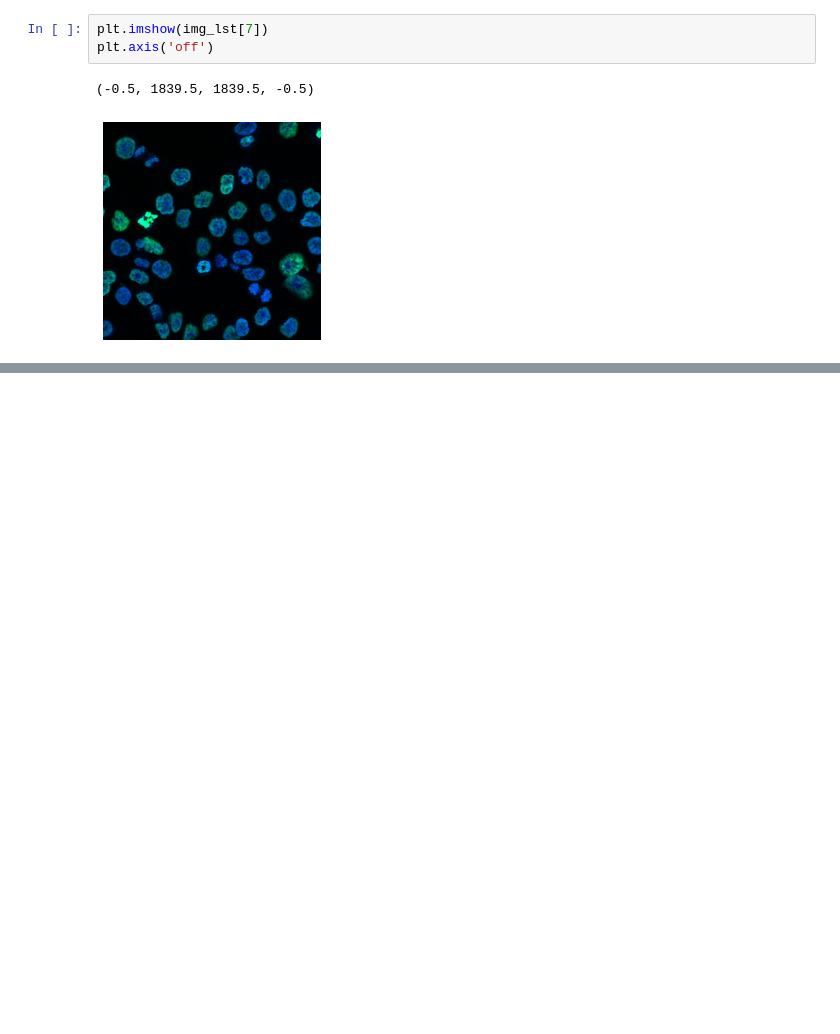
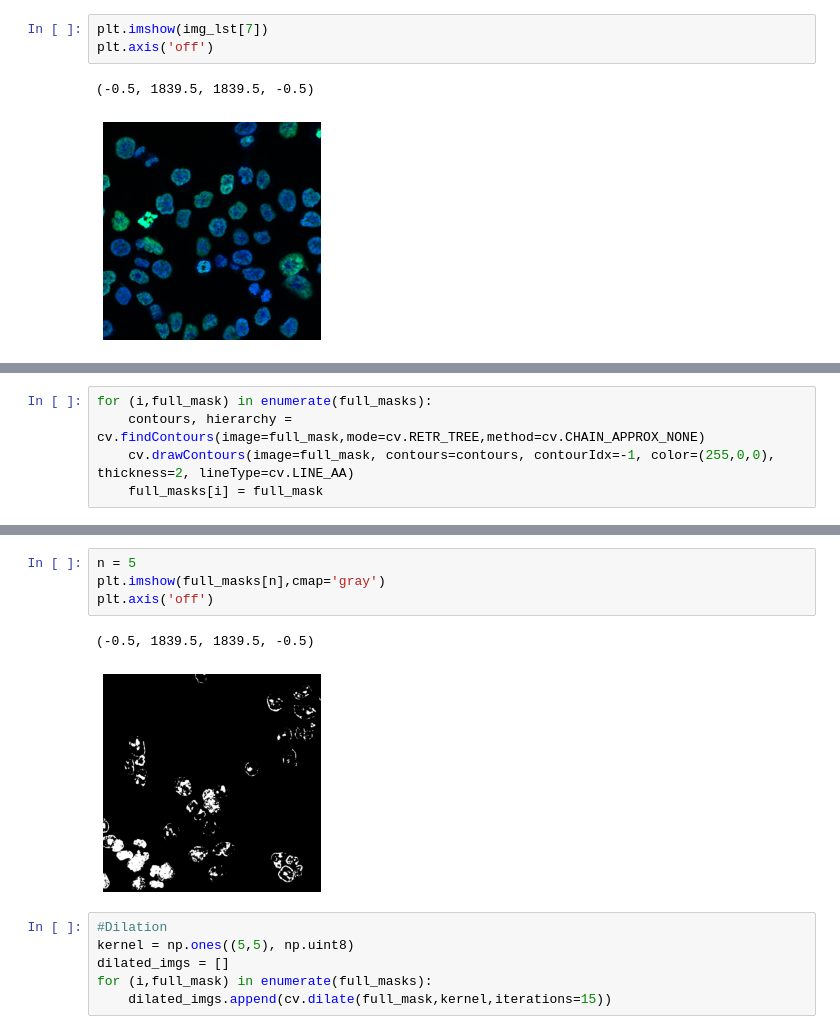
Before and after one commit to Sen0108/cell-segmentation, a Jupyter notebook: IM-proc-test.ipynb, the cells around one changed output, grey strips where cells are left out. Drawn from its saved outputs; the diff is of its cells as text; blank space fills up the shorter version.

```diff
--- a/IM-proc-test.ipynb
+++ b/IM-proc-test.ipynb
@@ -113,0 +102,5 @@ plt.axis('off')
+# %%
+for (i,full_mask) in enumerate(full_masks):
+    contours, hierarchy = cv.findContours(image=full_mask,mode=cv.RETR_TREE,method=cv.CHAIN_APPROX_NONE)
+    cv.drawContours(image=full_mask, contours=contours, contourIdx=-1, color=(255,0,0), thickness=2, lineType=cv.LINE_AA)
+    full_masks[i] = full_mask
@@ -113,0 +116,13 @@ plt.axis('off')
+# %%
+n = 5
+plt.imshow(full_masks[n],cmap='gray')
+plt.axis('off')
+# %% [output]
+(-0.5, 1839.5, 1839.5, -0.5)
+[figure, added]
+# %%
+#Dilation
+kernel = np.ones((5,5), np.uint8)
+dilated_imgs = []
+for (i,full_mask) in enumerate(full_masks):
+    dilated_imgs.append(cv.dilate(full_mask,kernel,iterations=15))
```
Also changed, not shown: parts of 17 cells of this notebook, 2 other files.
